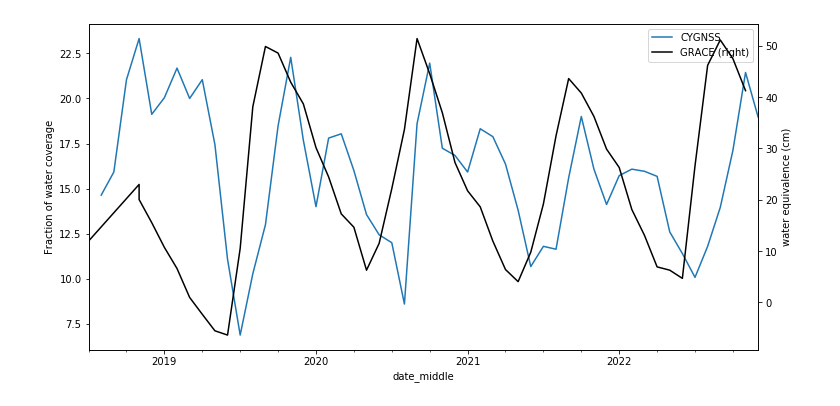
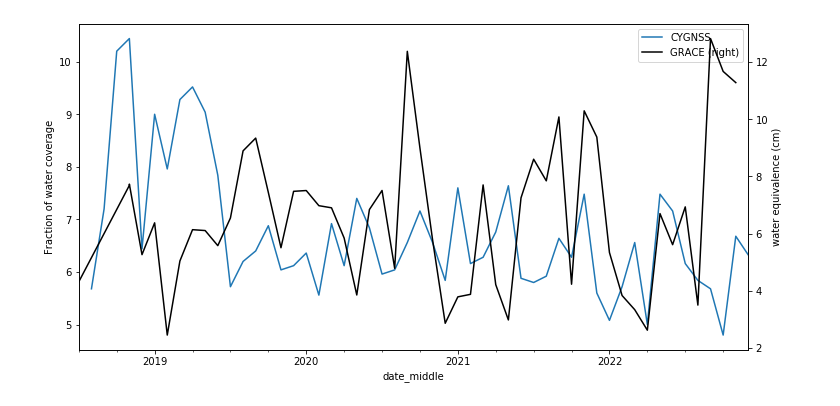
Before and after one commit to ascheliga/CYGNSS-GRACE, a Jupyter notebook: notebooks/res_time_series.ipynb, the cells around one changed output. Drawn from its saved outputs; the diff is of its cells as text; code cells hidden in the pictures.

Commit message:
time series plotting

```diff
--- a/notebooks/res_time_series.ipynb
+++ b/notebooks/res_time_series.ipynb
@@ -86,7 +86,7 @@ def single_timeseries_GRACE_CYGNSS(coords_i):
 # %%
 merowe = (18.68 , 32.06)
 indirasagar = (22.18,76.6)
-
-fw_ts , cmwe_ts = single_timeseries_GRACE_CYGNSS(indirasagar)
-# %% [output]
-[figure, removed]
+# %%
+fw_series , cmwe_series = single_timeseries_GRACE_CYGNSS(merowe)
+# %% [output]
+[figure, added]
```
Also changed, not shown: parts of 4 cells of this notebook, 1 other file.
